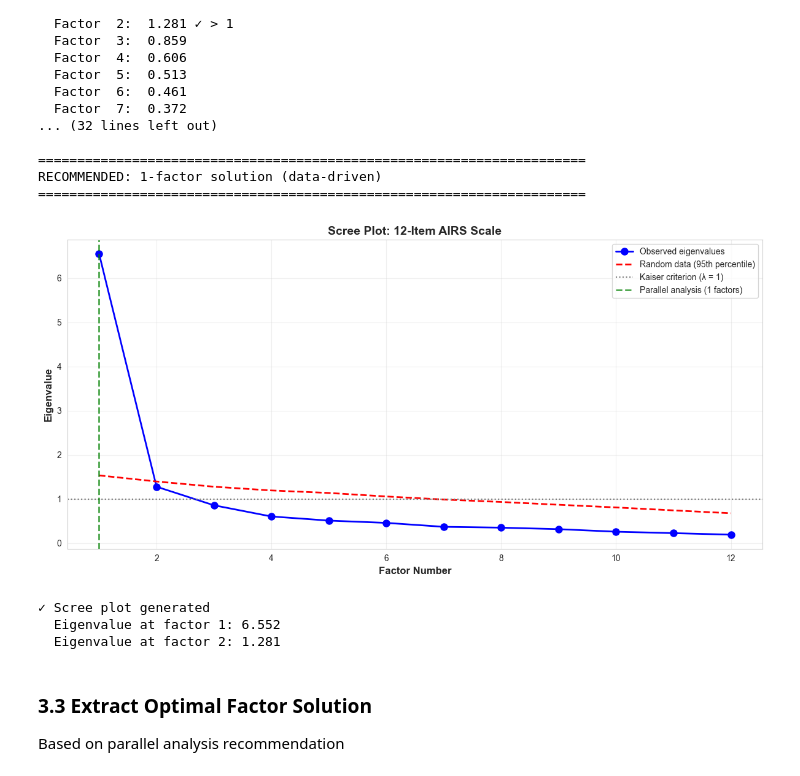
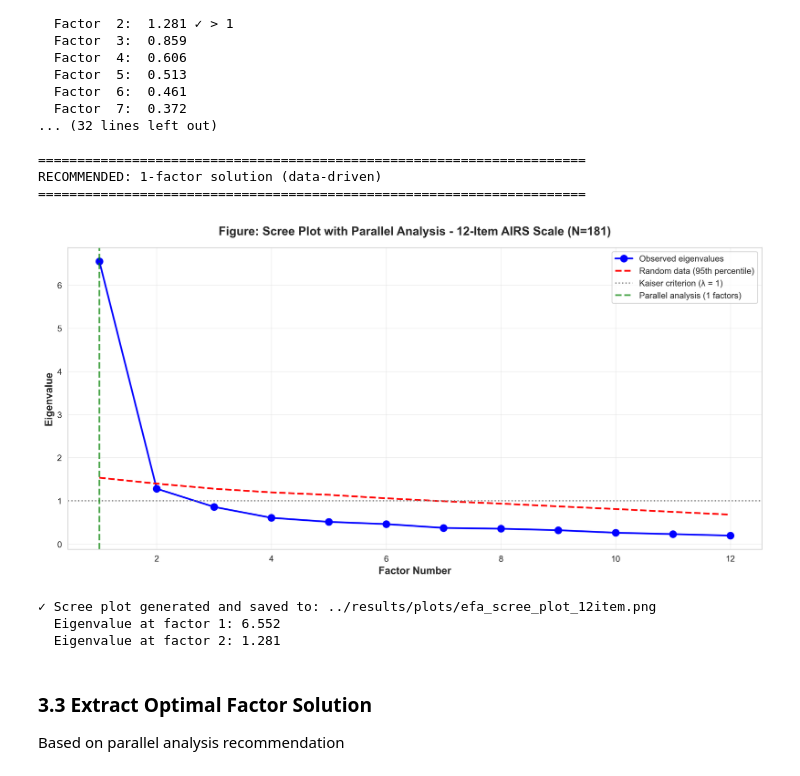
Before and after one commit to fabioc-aloha/AIRS_Data_Analysis, a Jupyter notebook: airs/01_EFA_Construct_Balanced_12_Item.ipynb, the cells around one changed output. Cells and saved outputs as stored; diff of their text form; code cells hidden in the pictures.

```diff
--- a/airs/01_EFA_Construct_Balanced_12_Item.ipynb
+++ b/airs/01_EFA_Construct_Balanced_12_Item.ipynb
@@ -371,31 +371,33 @@ RECOMMENDED: 1-factor solution (data-driven)
 # %%
 # Scree plot
 fig, ax = plt.subplots(figsize=(12, 6))
 
 factors_12 = np.arange(1, len(eigenvalues_12) + 1)
 ax.plot(factors_12, eigenvalues_12, 'bo-', linewidth=2, markersize=8, label='Observed eigenvalues')
 ax.plot(factors_12, random_eigenvalues_95th_12, 'r--', linewidth=2, label='Random data (95th percentile)')
 ax.axhline(y=1, color='gray', linestyle=':', linewidth=1.5, label='Kaiser criterion (λ = 1)')
 
 # Highlight recommended solution
 ax.axvline(x=parallel_factors_12, color='green', linestyle='--', linewidth=2, alpha=0.7,
            label=f'Parallel analysis ({parallel_factors_12} factors)')
 
 ax.set_xlabel('Factor Number', fontsize=12, fontweight='bold')
 ax.set_ylabel('Eigenvalue', fontsize=12, fontweight='bold')
-ax.set_title('Scree Plot: 12-Item AIRS Scale', fontsize=14, fontweight='bold')
+ax.set_title(f'Figure: Scree Plot with Parallel Analysis - 12-Item AIRS Scale (N={len(df_dev)})',
+             fontsize=14, fontweight='bold', pad=15)
 ax.legend(fontsize=10)
 ax.grid(True, alpha=0.3)
 
 plt.tight_layout()
+plt.savefig('../results/plots/efa_scree_plot_12item.png', dpi=300, bbox_inches='tight')
 plt.show()
 
-print(f"\n✓ Scree plot generated")
+print(f"\n✓ Scree plot generated and saved to: ../results/plots/efa_scree_plot_12item.png")
 print(f"  Eigenvalue at factor {parallel_factors_12}: {eigenvalues_12[parallel_factors_12-1]:.3f}")
 print(f"  Eigenvalue at factor {parallel_factors_12+1}: {eigenvalues_12[parallel_factors_12]:.3f}")
 # %% [output]
-[figure, old version]
+[figure, new version]
-✓ Scree plot generated
+✓ Scree plot generated and saved to: ../results/plots/efa_scree_plot_12item.png
   Eigenvalue at factor 1: 6.552
   Eigenvalue at factor 2: 1.281
 # %% [markdown]
```
Also changed, not shown: parts of 3 cells of this notebook, 53 other files.
